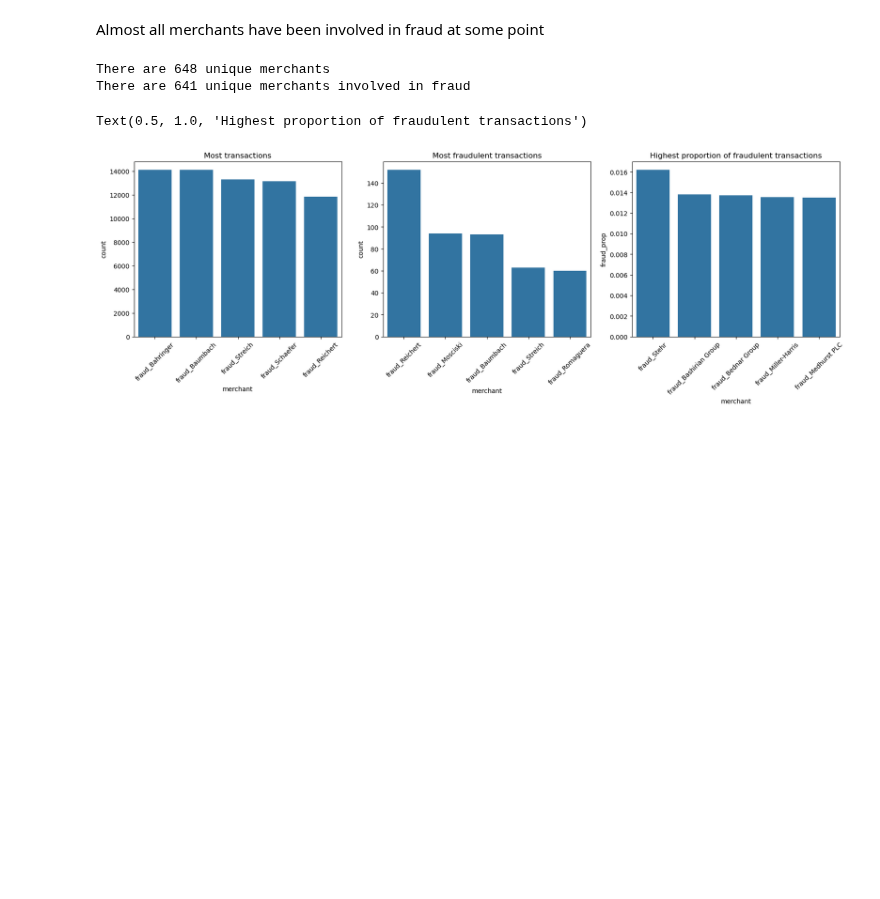
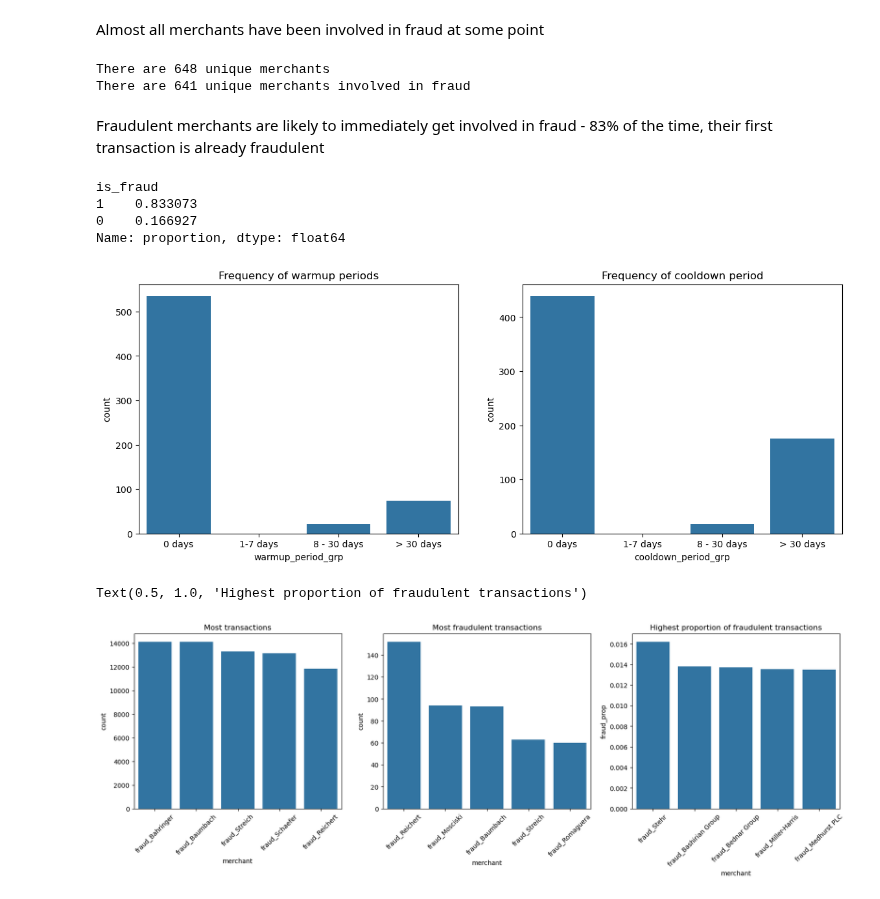
Before and after one commit to annccyn/dsa4263_project, a Jupyter notebook: EDA_Odele.ipynb, the cells around one changed output. Drawn from its saved outputs; the diff is of its cells as text; code cells hidden in the pictures; blank space fills up the shorter version.

```diff
--- a/EDA_Odele.ipynb
+++ b/EDA_Odele.ipynb
@@ -85,3 +93,20 @@ fraud_df.head()
+# %%
+# obtain first and last fraudulent transaction of all fradulent merchants
+first_last_fraud = fraud_trans_df.groupby('merchant')['trans_date'].agg(['min', 'max']).reset_index()
+# obtain first and last transaction of all merchants
+first_last_trans = df.groupby('merchant')['trans_date'].agg(['min', 'max']).reset_index()
+# combine to get first and last fraud and regular transaction for all fraudulent merchants
+fraud_merchant_enter_exit = pd.merge(first_last_fraud, first_last_trans, on = 'merchant', how = 'left', suffixes = ('_fraud', '_total'))
+
+# warmup = no. of days between first transaction and first fraud
+# create column for warmup period
+fraud_merchant_enter_exit['warmup_period'] = (fraud_merchant_enter_exit['min_fraud'] - fraud_merchant_enter_exit['min_total']).dt.days
+# cooldown = no. of days between last fraud and last transaction
+# create column for cooldown period
+fraud_merchant_enter_exit['cooldown_period'] = (fraud_merchant_enter_exit['max_total'] - fraud_merchant_enter_exit['max_fraud']).dt.days
+# %%
+fraud_merchant_enter_exit['warmup_period_grp'] = ['0 days' if x == 0 else '1 - 7 days' if x >= 1 and x <= 7 else '8 - 30 days' if x >= 8 and x <= 30 else '> 30 days' for x in fraud_merchant_enter_exit['warmup_period']]
+fraud_merchant_enter_exit['cooldown_period_grp'] = ['0 days' if x == 0 else '1 - 7 days' if x >= 1 and x <= 7 else '8 - 30 days' if x >= 8 and x <= 30 else '> 30 days' for x in fraud_merchant_enter_exit['cooldown_period']]
 # %% [markdown]
 # Data cleaning
 # %% [markdown]
@@ -152,6 +156,28 @@ print(f"There are {len(fraud_df['merchant'].unique())} unique merchants involved
 # %% [output]
 There are 648 unique merchants
 There are 641 unique merchants involved in fraud
+# %% [markdown]
+Fraudulent merchants are likely to immediately get involved in fraud - 83% of the time, their first transaction is already fraudulent
+# %%
+first_trans = fraud_merchants_df.sort_values('trans_date').groupby('merchant').head(1)
+first_trans['is_fraud'].value_counts(normalize = True)
+# %% [output]
+is_fraud
+1    0.833073
+0    0.166927
+Name: proportion, dtype: float64
+# %%
+fig, axes = plt.subplots(1, 2, figsize=(14, 5), gridspec_kw={'width_ratios': [1, 1]})
+order = ['0 days', '1-7 days', '8 - 30 days', '> 30 days']
+warmup_period_grps = fraud_merchant_enter_exit['warmup_period_grp'].value_counts().reset_index()
+sns.barplot(data = warmup_period_grps, x = 'warmup_period_grp', y = 'count', ax = axes[0], order = order)
+axes[0].set_title('Frequency of warmup periods')
+warmup_period_grps = fraud_merchant_enter_exit['cooldown_period_grp'].value_counts().reset_index()
+sns.barplot(data = warmup_period_grps, x = 'cooldown_period_grp', y = 'count', ax = axes[1], order = order)
+axes[1].set_title('Frequency of cooldown period')
+plt.show()
+# %% [output]
+[figure, added]
 # %%
 fig, axes = plt.subplots(1, 3, figsize=(20, 5), gridspec_kw={'width_ratios': [1, 1, 1]})
 top_merchants = df['merchant'].value_counts().head().reset_index()
```
Also changed, not shown: parts of 19 cells of this notebook.
